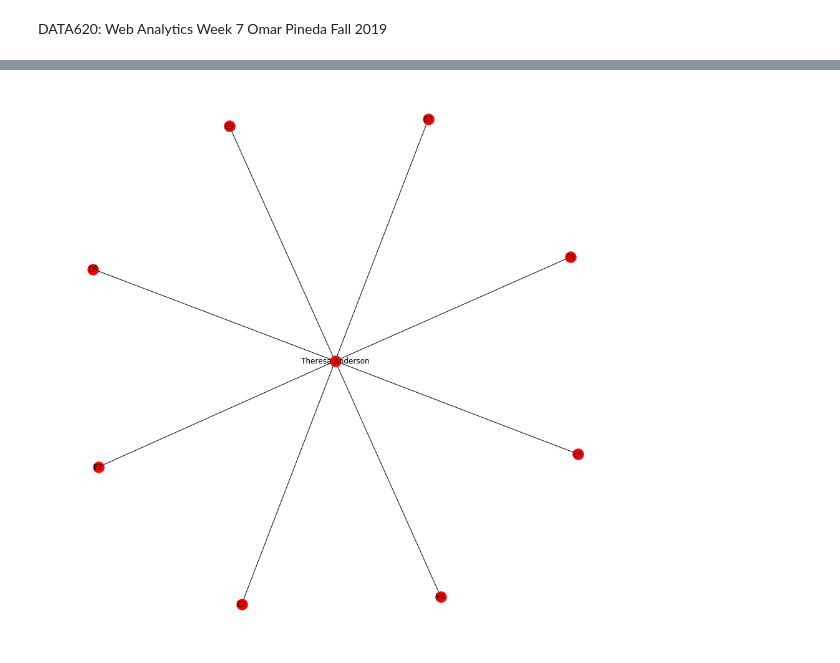
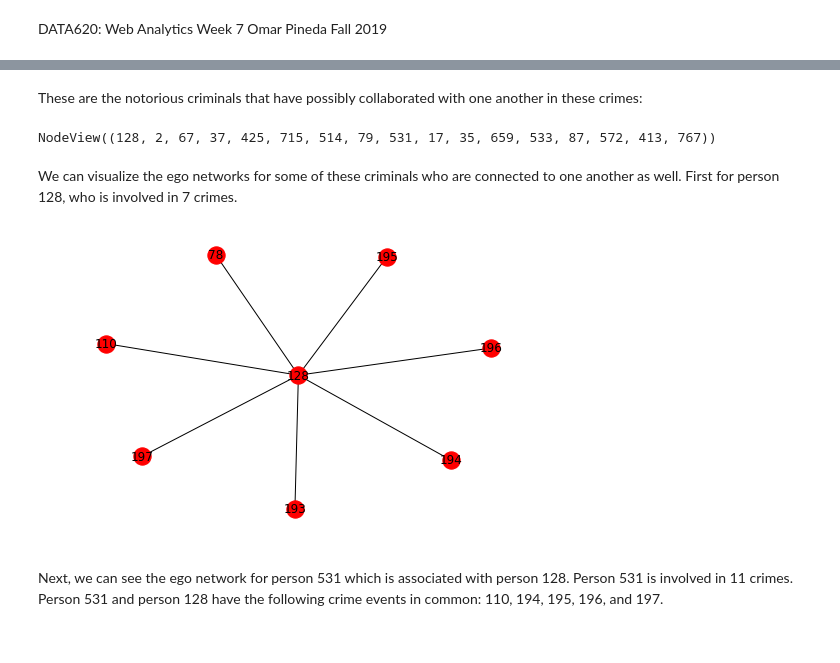
Before and after one commit to omarp120/DATA620-Web-Analytics, a Jupyter notebook: Week 7 Project 2 OP.ipynb, the cells around one changed output, grey strips where cells are left out. Cells and saved outputs as stored; diff of their text form; code cells hidden in the pictures.

```diff
--- a/Week 7 Project 2 OP.ipynb
+++ b/Week 7 Project 2 OP.ipynb
@@ -137,7 +124,16 @@ It seems that Theresa Anderson frequents events the most and is connected to all
+# %% [markdown]
+These are the notorious criminals that have possibly collaborated with one another in these crimes:
+# %%
+chosen_people.nodes()
+# %% [output]
+NodeView((128, 2, 67, 37, 425, 715, 514, 79, 531, 17, 35, 659, 533, 87, 572, 413, 767))
+# %% [markdown]
+We can visualize the ego networks for some of these criminals who are connected to one another as well. First for person 128, who is involved in 7 crimes.
 # %%
-theresa1 = nx.ego_graph(dav, 'Theresa Anderson', radius = 1)
-plt.figure(figsize=(12, 12))
-nx.draw(theresa1, with_labels = True)
+p128 = nx.ego_graph(mor, 128, radius = 1)
+nx.draw(p128, with_labels = True)
 # %% [output]
-[figure, old version]
+[figure, new version]
+# %% [markdown]
+Next, we can see the ego network for person 531 which is associated with person 128. Person 531 is involved in 11 crimes. Person 531 and person 128 have the following crime events in common: 110, 194, 195, 196, and 197.
 # %%
```
Also changed, not shown: parts of 26 cells of this notebook.
